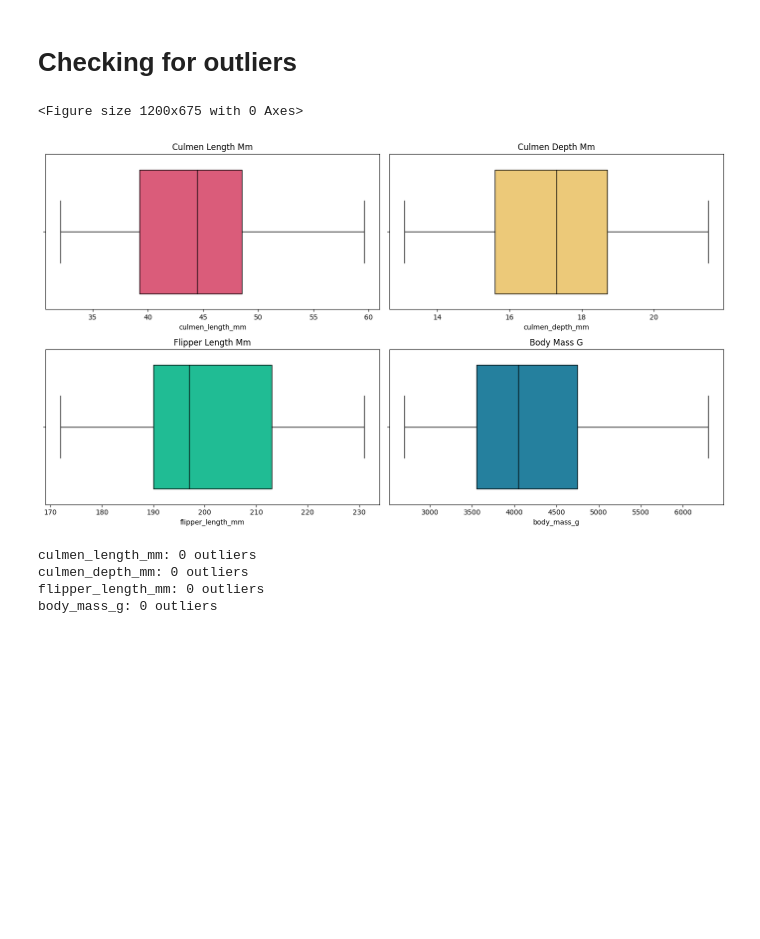
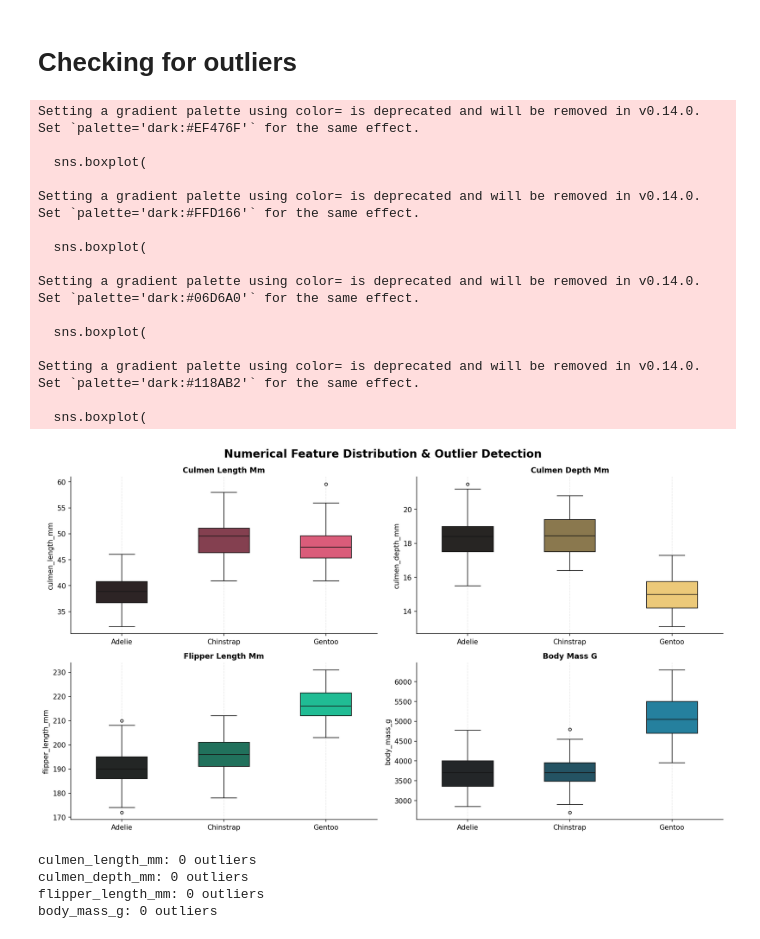
Before and after one commit to Leow14/Penguin-DF, a Jupyter notebook: notebook.ipynb, the cells around one changed output. Saved outputs shown, nothing was run; the diff lists cells and outputs as text; code cells hidden in the pictures; blank space fills up the shorter version.

```diff
--- a/notebook.ipynb
+++ b/notebook.ipynb
@@ -224,15 +223,2 @@ FEMALE    165
 Name: count, dtype: int64
 ----------------------------------------
-# %%
-# Categorical and numerical summary by island
-
-for island, island_df in clean_df.groupby("island"):
-    print(f"\nIsland: {island}")
-    print("=" * 50)
-
-    print("\nCategorical variables:")
-    for col in categorical_col:
-        print(f"\n{island_df[col].value_counts()}")
-
-    print("\nNumerical summary:")
-    display(island_df[numerical_col].describe().round(2))
@@ -453,28 +331,77 @@ plt.show()
 # %% [markdown]
 # Checking for outliers
 # %%
-# Searching for numeric outliers:
-# culmen_length_mm	culmen_depth_mm	flipper_length_mm	body_mass_g
-plt.figure(figsize=(8, 4.5), dpi=150)
+# Investigating numerical distributions and potential outliers
 
 n_cols = len(numerical_col)
 n_rows = (n_cols + 1) // 2
 
-fig, axes = plt.subplots(n_rows, 2, figsize=(14, 4 * n_rows))
+fig, axes = plt.subplots(
+    n_rows,
+    2,
+    figsize=(14, 4 * n_rows),
+    dpi=150
+)
+
 axes = axes.flatten()
 
 for i, col in enumerate(numerical_col):
-    sns.boxplot(x=df[col].dropna(), ax=axes[i], color=palette[i], linecolor="#000000")
-    axes[i].set_title(col.replace("_", " ").title())
+
+    sns.boxplot(
+        data=clean_df,
+        x="species",
+        y=col,
+        hue="species",
+        ax=axes[i],
+        color=palette[i],
+        width=0.5,
+        fliersize=4
+    )
+
+    axes[i].set_title(
+        col.replace("_", " ").title(),
+        fontsize=11,
+        fontweight="bold"
+    )
+
+    axes[i].set_xlabel("")
+    axes[i].grid(
+        axis="x",
+        linestyle="--",
+        alpha=0.3
+    )
 
 for j in range(n_cols, len(axes)):
     axes[j].axis("off")
 
+fig.suptitle(
+    "Numerical Feature Distribution & Outlier Detection",
+    fontsize=16,
+    fontweight="bold"
+)
+
+sns.despine()
+
 plt.tight_layout()
+
 plt.show()
 # %% [output]
-<Figure size 1200x675 with 0 Axes>
+Setting a gradient palette using color= is deprecated and will be removed in v0.14.0. Set `palette='dark:#EF476F'` for the same effect.
+
+  sns.boxplot(
+
+Setting a gradient palette using color= is deprecated and will be removed in v0.14.0. Set `palette='dark:#FFD166'` for the same effect.
+
+  sns.boxplot(
+
+Setting a gradient palette using color= is deprecated and will be removed in v0.14.0. Set `palette='dark:#06D6A0'` for the same effect.
+
+  sns.boxplot(
+
+Setting a gradient palette using color= is deprecated and will be removed in v0.14.0. Set `palette='dark:#118AB2'` for the same effect.
+
+  sns.boxplot(
-[figure, old version]
+[figure, new version]
 # %%
 for col in numerical_col:
     Q1 = df[col].quantile(0.25)
```
Also changed, not shown: parts of 10 cells of this notebook.
